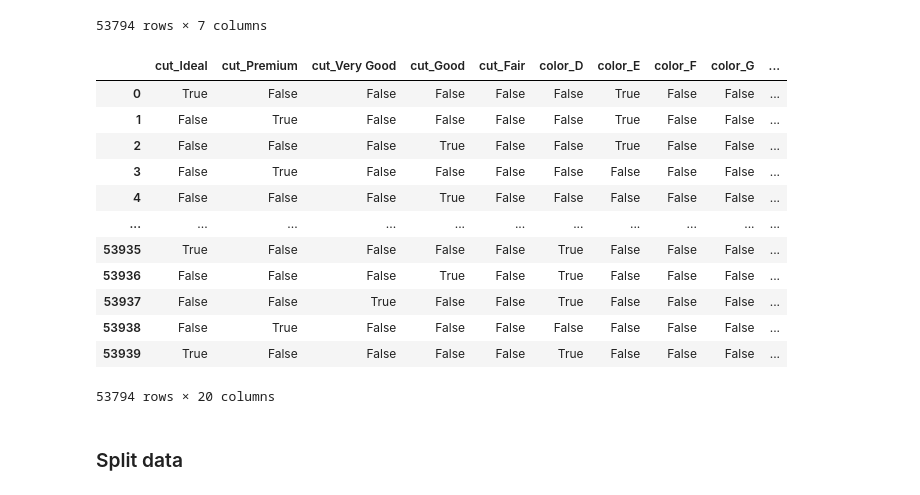
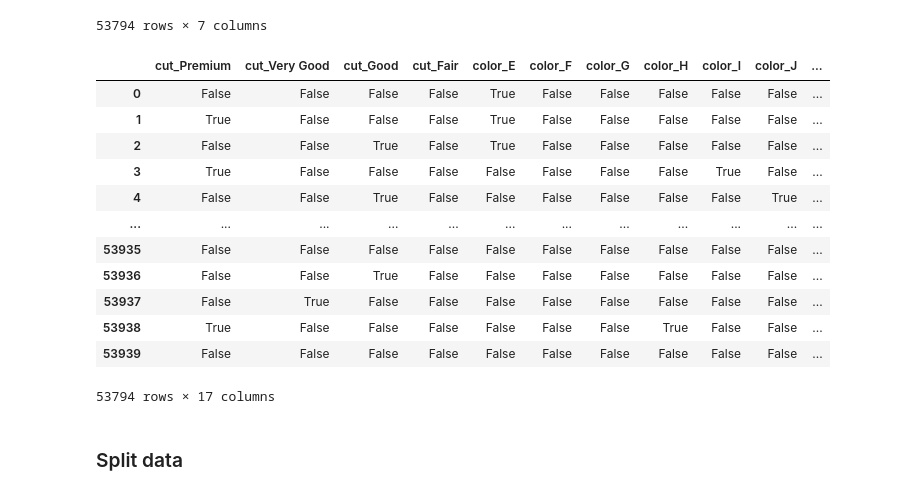
Before and after one commit to RJUNCC/STUDIO2, a Jupyter notebook: clustering/notebooks/Midterm_RJ.ipynb, the cells around one changed output. Drawn from its saved outputs; the diff is of its cells as text; code cells hidden in the pictures.

```diff
--- a/clustering/notebooks/Midterm_RJ.ipynb
+++ b/clustering/notebooks/Midterm_RJ.ipynb
@@ -232,20 +169,20 @@ nums
 53794 rows × 7 columns
 # %%
 cats = diamonds_df.select_dtypes(include=['object', 'category'])
-cats = pd.get_dummies(cats)
+cats = pd.get_dummies(cats, drop_first=True)
 cats
 # %% [output]
-|  | cut_Ideal | cut_Premium | cut_Very Good | cut_Good | cut_Fair | color_D | color_E | color_F | color_G | ... |
-| 0 | True | False | False | False | False | False | True | False | False | ... |
-| 1 | False | True | False | False | False | False | True | False | False | ... |
-| 2 | False | False | False | True | False | False | True | False | False | ... |
-| 3 | False | True | False | False | False | False | False | False | False | ... |
-| 4 | False | False | False | True | False | False | False | False | False | ... |
-| ... | ... | ... | ... | ... | ... | ... | ... | ... | ... | ... |
-| 53935 | True | False | False | False | False | True | False | False | False | ... |
-| 53936 | False | False | False | True | False | True | False | False | False | ... |
-| 53937 | False | False | True | False | False | True | False | False | False | ... |
-| 53938 | False | True | False | False | False | False | False | False | False | ... |
-| 53939 | True | False | False | False | False | True | False | False | False | ... |
+|  | cut_Premium | cut_Very Good | cut_Good | cut_Fair | color_E | color_F | color_G | color_H | color_I | color_J | ... |
+| 0 | False | False | False | False | True | False | False | False | False | False | ... |
+| 1 | True | False | False | False | True | False | False | False | False | False | ... |
+| 2 | False | False | True | False | True | False | False | False | False | False | ... |
+| 3 | True | False | False | False | False | False | False | False | True | False | ... |
+| 4 | False | False | True | False | False | False | False | False | False | True | ... |
+| ... | ... | ... | ... | ... | ... | ... | ... | ... | ... | ... | ... |
+| 53935 | False | False | False | False | False | False | False | False | False | False | ... |
+| 53936 | False | False | True | False | False | False | False | False | False | False | ... |
+| 53937 | False | True | False | False | False | False | False | False | False | False | ... |
+| 53938 | True | False | False | False | False | False | False | True | False | False | ... |
+| 53939 | False | False | False | False | False | False | False | False | False | False | ... |
-53794 rows × 20 columns
+53794 rows × 17 columns
 # %%
```
Also changed, not shown: parts of 24 cells of this notebook, 2 other files.
